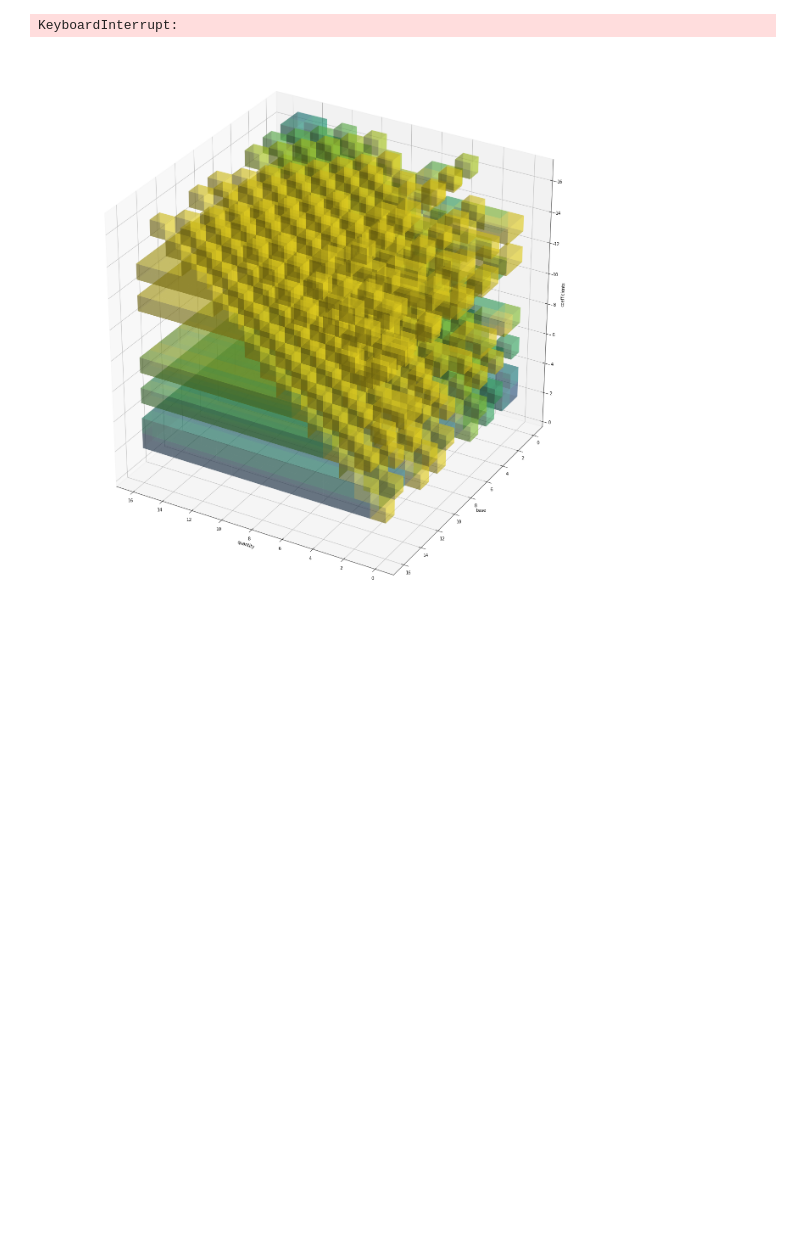
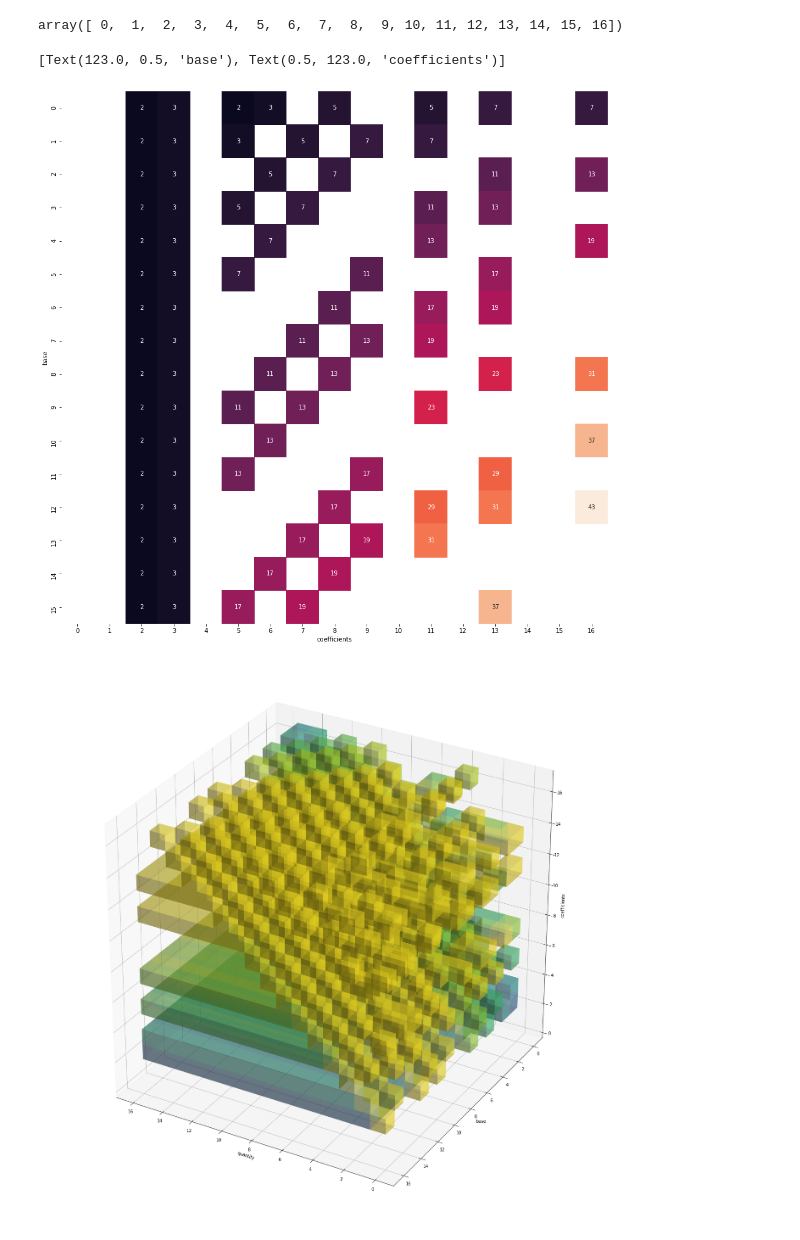
Before and after one commit to timsum/harmonypartition, a Jupyter notebook: jup/blg_fileprimes.ipynb, the cells around one changed output. Cells and saved outputs as stored; diff of their text form; code cells hidden in the pictures; blank space fills up the shorter version.

```diff
--- a/jup/blg_fileprimes.ipynb
+++ b/jup/blg_fileprimes.ipynb
@@ -82,39 +86,32 @@ integers = np.linspace(1, num_primes, num_primes+1, dtype=np.int64)
+# %%
+indices
+# %% [output]
+array([ 0,  1,  2,  3,  4,  5,  6,  7,  8,  9, 10, 11, 12, 13, 14, 15, 16])
 # %%
 # DO LOOPS AND WRITE FILES
 
 # dimension of array is start_max by num_bases
-prime_func = np.vectorize(is_prime)
-
 # PROJECT ALL THE LIKE-COEFFICIENT INTO CONSECUTIVE BASES (INDICES)
 bin_polynomial_tower =  np.array([coeff_base_m_projection_to_power_n(indices, 2, i+2) for i in range(num_bases)])
 bin_prime_mask = prime_func(bin_polynomial_tower)
 bin_prime_tower = bin_prime_mask * bin_polynomial_tower
-
-polynomial_cube = np.array([np.array([coeff_base_m_projection_to_power_n(indices, k+2, i+2) for i in range(num_bases)]) for k in range(num_coeffs)])
-prime_cube_mask = prime_func(polynomial_cube)
-prime_cube = prime_cube_mask * polynomial_cube
-prime_cube_log = np.log2(prime_cube  + (1-bin_prime_mask))
-
-found_primes = np.unique(bin_prime_tower)[1:]
-# there should be a version with only the primes...removing whitespace..
-
-np.shape(prime_cube)
-# %% [output]
-KeyboardInterrupt:
 # %%
 from matplotlib.colors import LogNorm
 import copy
 
-layer = 5
+layer = 3
 
 
-fig = plt.figure(figsize=(12,12))
+fig = plt.figure(figsize=(16,16))
 
 data = prime_cube[layer]
 mask = 1-prime_cube_mask[layer]
 
-ax = sns.heatmap(data + 1-prime_cube_mask[layer], annot=False, cbar=False, mask=mask, norm=LogNorm())
-ax.set(xlabel='quantity', ylabel='base')
+ax = sns.heatmap(data + 1-prime_cube_mask[layer], annot=True, cbar=False, mask=mask)
+ax.set(xlabel='coefficients', ylabel='base')
+# %% [output]
+[Text(123.0, 0.5, 'base'), Text(0.5, 123.0, 'coefficients')]
+[figure, added]
 # %%
 prime_cube_log = np.log10(prime_cube  + (1-bin_prime_mask))
 # %%
```
Also changed, not shown: parts of 5 cells of this notebook, 31 other files.
